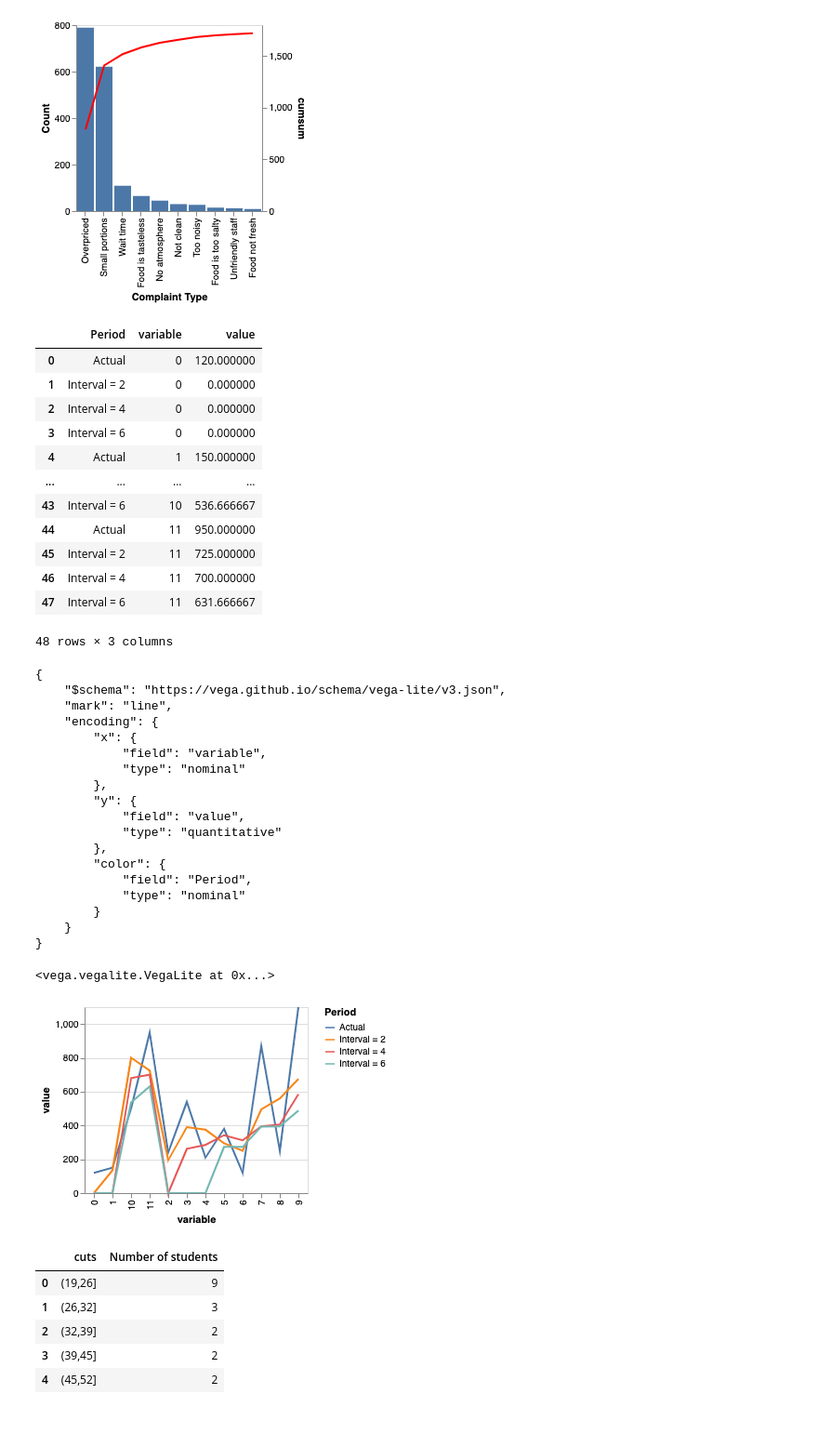
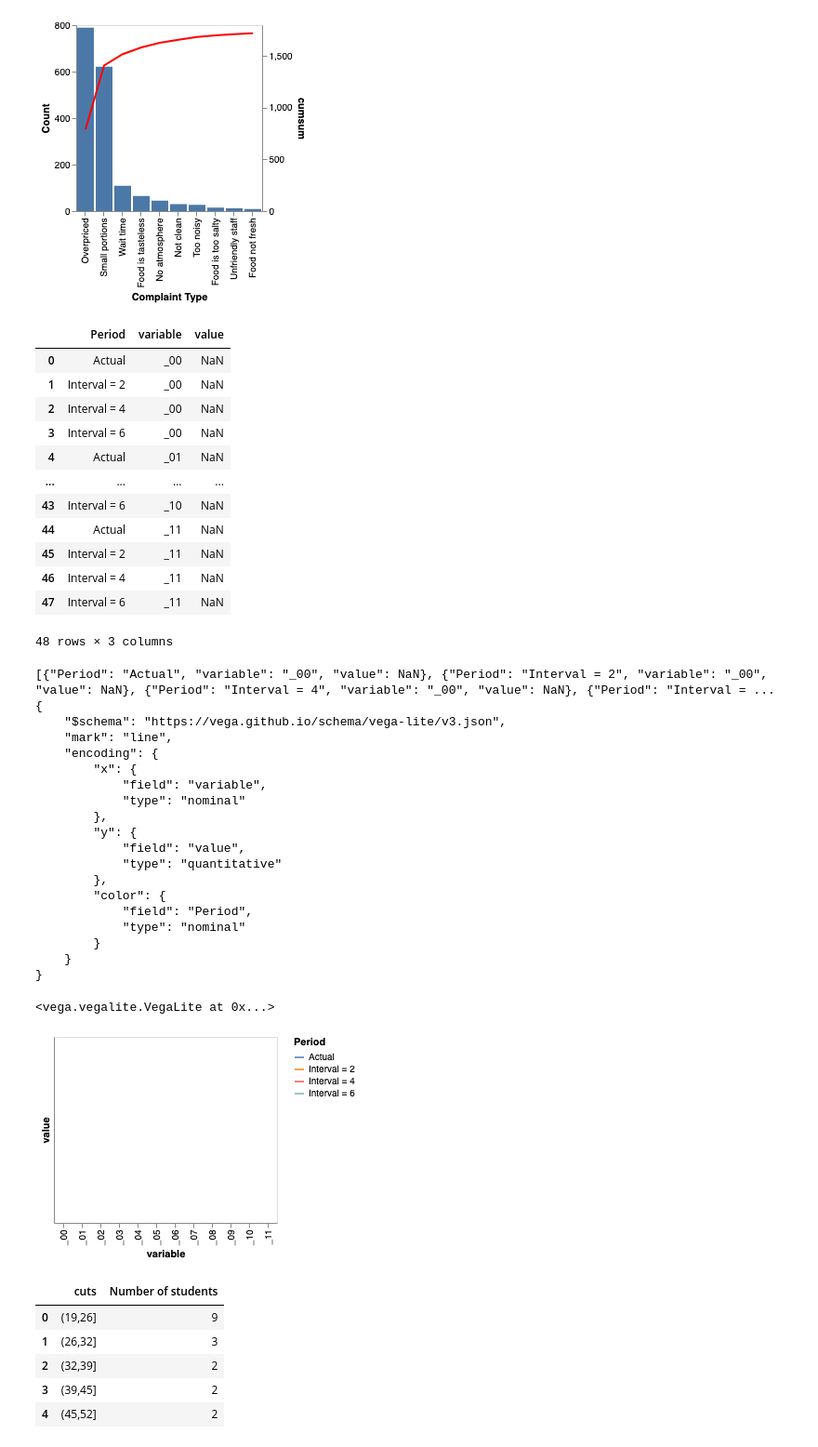
Before and after one commit to Mestway/falx, a Jupyter notebook: falx/data_prep.ipynb, the cells around one changed output. Shown at 93% size. Cells and saved outputs as stored; diff of their text form; code cells hidden in the pictures; blank space fills up the shorter version.

```diff
--- a/falx/data_prep.ipynb
+++ b/falx/data_prep.ipynb
@@ -1306,10 +1305,10 @@ VegaLite(spec, df25)
 # %%
 df27 = load_input_table("027.json")
 
-df27 = pd.melt(df27, id_vars=['Period'], value_vars=["0", "1", "2", "3", "4", '5', '6', "7", "8", "9", "10", "11"])
+df27 = pd.melt(df27, id_vars=['Period'], value_vars=["c00", "c01", "c02", "c03", "c04", 'c05', 'c06', "c07", "c08", "c09", "10", "_11"])
 
 display(df27)
-#print(json.dumps(df27.to_dict(orient="records")))
+print(json.dumps(df27.to_dict(orient="records")))
 
 spec = {
     "$schema": "https://vega.github.io/schema/vega-lite/v3.json",
@@ -1319,46 +1318,46 @@ spec = {
         "y": { "field": "value", "type": "quantitative"},
         "color": { "field": "Period", "type": "nominal"},
     }
-
 }
 
 print(json.dumps(spec, indent=4))
 
 VegaLite(spec, df27)
 # %% [output]
 |  | Period | variable | value |
-| 0 | Actual | 0 | 120.000000 |
-| 1 | Interval = 2 | 0 | 0.000000 |
-| 2 | Interval = 4 | 0 | 0.000000 |
-| 3 | Interval = 6 | 0 | 0.000000 |
-| 4 | Actual | 1 | 150.000000 |
+| 0 | Actual | _00 | NaN |
+| 1 | Interval = 2 | _00 | NaN |
+| 2 | Interval = 4 | _00 | NaN |
+| 3 | Interval = 6 | _00 | NaN |
+| 4 | Actual | _01 | NaN |
 | ... | ... | ... | ... |
-| 43 | Interval = 6 | 10 | 536.666667 |
-| 44 | Actual | 11 | 950.000000 |
-| 45 | Interval = 2 | 11 | 725.000000 |
-| 46 | Interval = 4 | 11 | 700.000000 |
-| 47 | Interval = 6 | 11 | 631.666667 |
+| 43 | Interval = 6 | _10 | NaN |
+| 44 | Actual | _11 | NaN |
+| 45 | Interval = 2 | _11 | NaN |
+| 46 | Interval = 4 | _11 | NaN |
+| 47 | Interval = 6 | _11 | NaN |
 48 rows × 3 columns
+[{"Period": "Actual", "variable": "_00", "value": NaN}, {"Period": "Interval = 2", "variable": "_00", "value": NaN}, {"Period": "Interval = 4", "variable": "_00", "value": NaN}, {"Period": "Interval = ...
 {
     "$schema": "https://vega.github.io/schema/vega-lite/v3.json",
     "mark": "line",
     "encoding": {
         "x": {
             "field": "variable",
             "type": "nominal"
         },
         "y": {
             "field": "value",
             "type": "quantitative"
         },
         "color": {
             "field": "Period",
             "type": "nominal"
         }
     }
 }
 <vega.vegalite.VegaLite at 0x...>
-[figure, old version]
+[figure, new version]
 # %%
 df28 = load_input_table("028.json")
 
```
Also changed, not shown: parts of 2 cells of this notebook, 2 other files.
